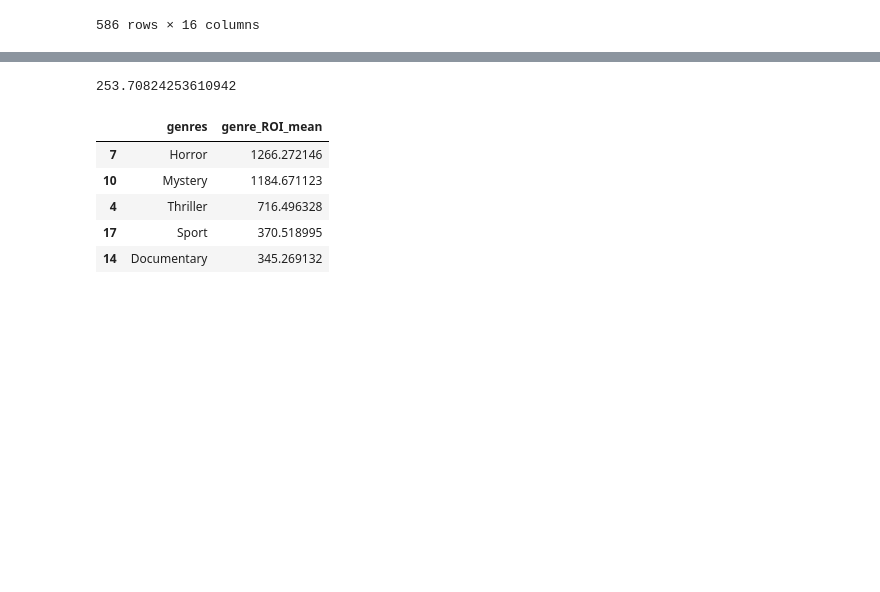
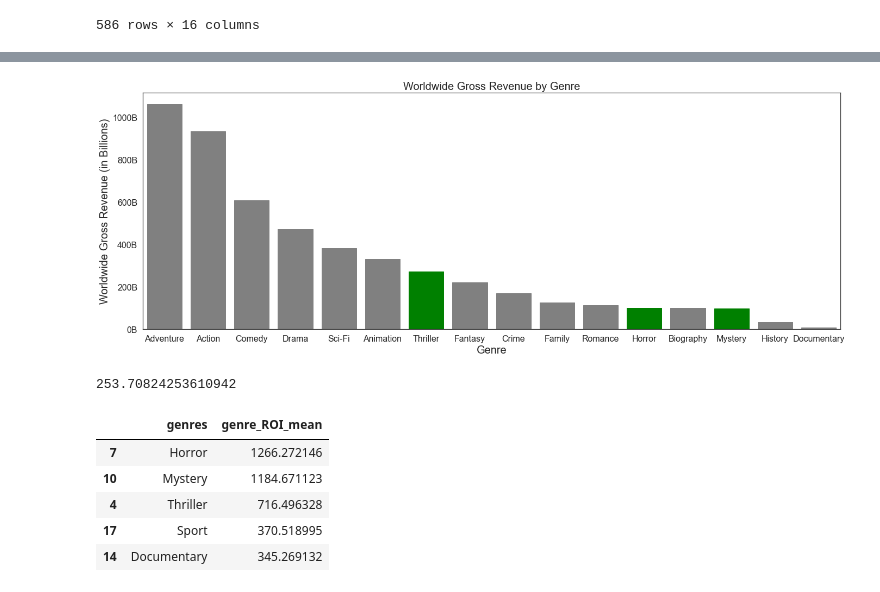
Before and after one commit to tvrjuana/microsoft-film-studio-analysis, a Jupyter notebook: Recommendations.ipynb, the cells around one changed output, grey strips where cells are left out. Cells and saved outputs as stored; diff of their text form; code cells hidden in the pictures; blank space fills up the shorter version.

```diff
--- a/Recommendations.ipynb
+++ b/Recommendations.ipynb
@@ -345,3 +366,36 @@ plt.show()
+# %%
+ylabels = ['0B', '200B', '400B', '600B', '800B', '1000B']
+
+sns.set_theme(style='white', palette=None)
+plt.figure(figsize = (23,8))
+plt.ticklabel_format(style='plain')
+g = sns.barplot(x = 'genre',
+            y =  'worldwide_gross_revenue',
+            data = axis_rev,
+            order = axis_rev.sort_values('worldwide_gross_revenue', ascending = False).genre)
+
+for bar in g.patches:
+    if bar.get_height() == 10076403693:
+        bar.set_color('green')
+    elif bar.get_height() == 27134022953:
+        bar.set_color('green')
+    elif bar.get_height() == 9679904164:
+        bar.set_color('green')
+    else:
+        bar.set_color('grey')
+
+
+#set labels
+g.grid(False)
+g.set_yticklabels(labels = ylabels)
+plt.yticks(fontsize=16)
+plt.xticks(fontsize=16)
+plt.xlabel('Genre', size = 20)
+plt.ylabel('Worldwide Gross Revenue (in Billions)', size = 20)
+plt.title('Worldwide Gross Revenue by Genre', size = 20)
+plt.show()
+# %% [output]
+[figure, added]
 # %%
 drama_ww_gross_df['ROI'].mean()
 # %% [output]
```
Also changed, not shown: parts of 17 cells of this notebook, 1 other file.
